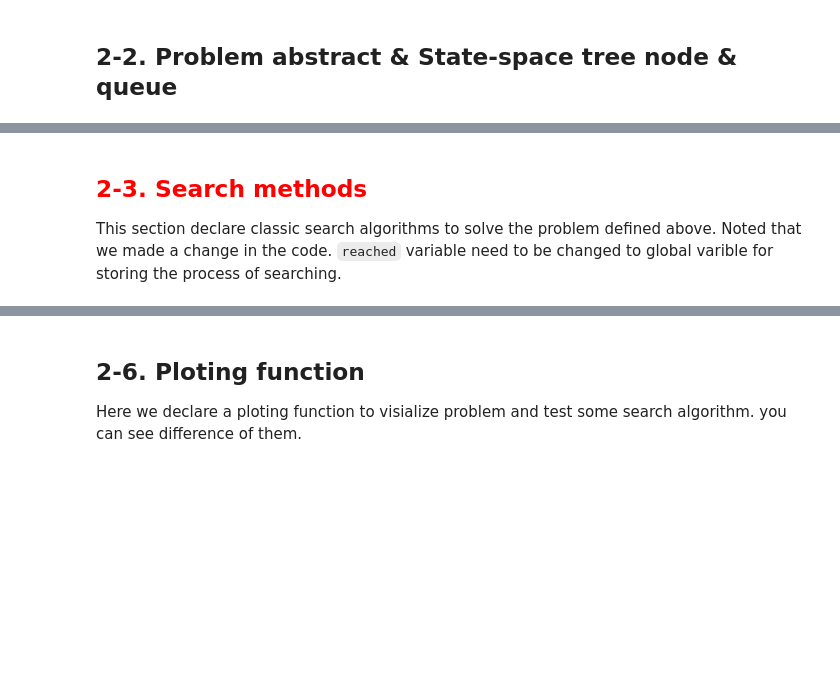
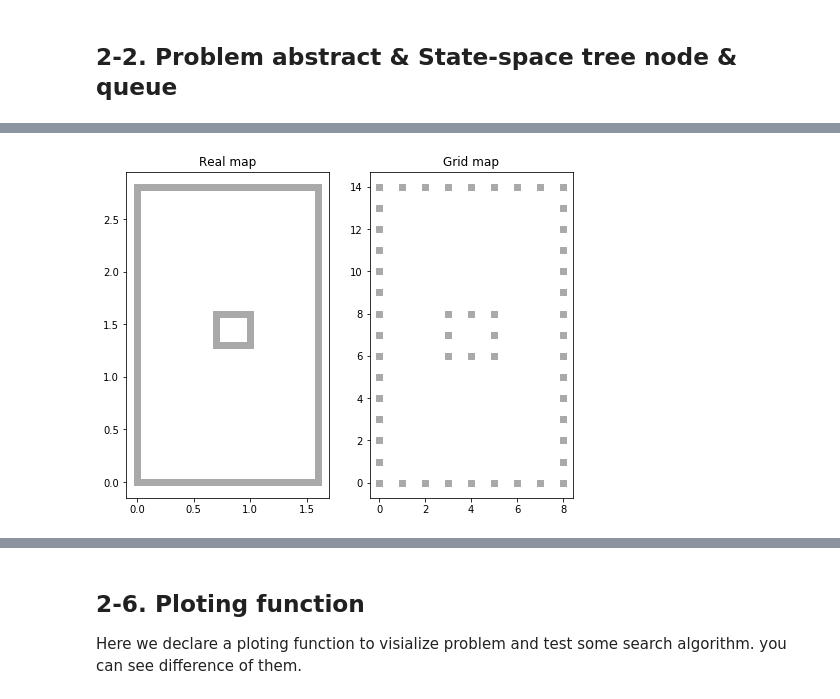
Before and after one commit to OpenPPAT/hcc-2019-lab3, a Jupyter notebook: topic2_real_robot_path_search.ipynb, the cells around one changed output, grey strips where cells are left out. Saved outputs shown, nothing was run; the diff lists cells and outputs as text; code cells hidden in the pictures; blank space fills up the shorter version.

```diff
--- a/topic2_real_robot_path_search.ipynb
+++ b/topic2_real_robot_path_search.ipynb
@@ -72,3 +169,20 @@ def path_states(node):
+# %%
+# Difference between real map and grid map
+gp1 = GridProblem(grid_size=0.2, obstacles=fixed_map())
+
+plt.figure(figsize=(8, 6))
+plt.subplot(121)
+plt.title('Real map')
+obs_list = transpose(list(gp1.obstacles))
+plt.scatter(obs_list[0], obs_list[1], marker='s', color='darkgrey')
+
+plt.subplot(122)
+plt.title('Grid map')
+grid_list = transpose(list(gp1.gridmap))
+plt.scatter(grid_list[0], grid_list[1], marker='s', color='darkgrey')
+plt.show()
+# %% [output]
+[figure, added]
 # %%
 FIFOQueue = deque
 
@@ -95,13 +209,6 @@ class PriorityQueue:
     def top(self): return self.items[0][1]
 
     def __len__(self): return len(self.items)
-# %% [markdown]
-<font color="red">
-
-## 2-3. Search methods
-</font>
-
-This section declare classic search algorithms to solve the problem defined above. Noted that we made a change in the code. `reached` variable need to be changed to global varible for storing the process of searching.
 # %%
 def breadth_first_search(problem):
     "Search shallowest nodes in the search tree first."
```
Also changed, not shown: parts of 25 cells of this notebook, 1 other file.
